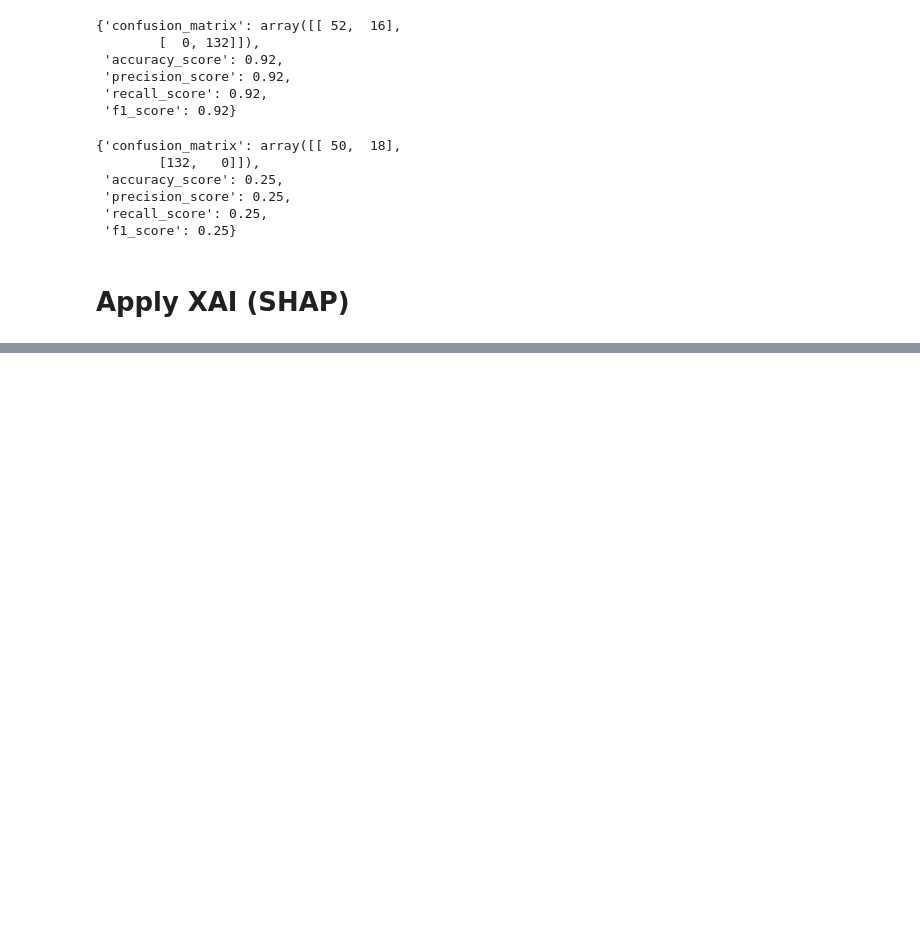
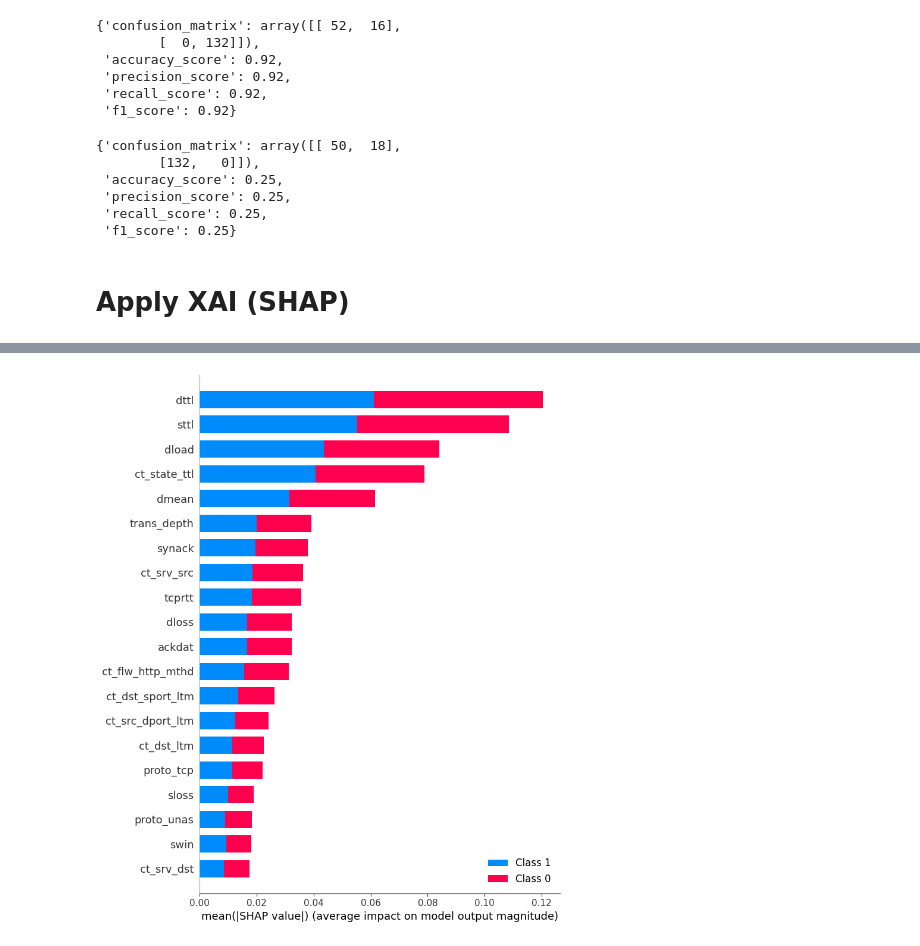
Before and after one commit to zauzooz/DNN_SHAP_AE, a Jupyter notebook: UNSW-NB15.ipynb, the cells around one changed output, grey strips where cells are left out. Cells and saved outputs as stored; diff of their text form; code cells hidden in the pictures; blank space fills up the shorter version.

```diff
--- a/UNSW-NB15.ipynb
+++ b/UNSW-NB15.ipynb
@@ -183,0 +188,4 @@ shap_val_of_adv_sample = deepExplainer.shap_values(adv_sample)
+# %%
+shap.summary_plot(shap_val_of_adv_sample, columns)
+# %% [output]
+[figure, added]
```
Also changed, not shown: parts of 2 cells of this notebook.
